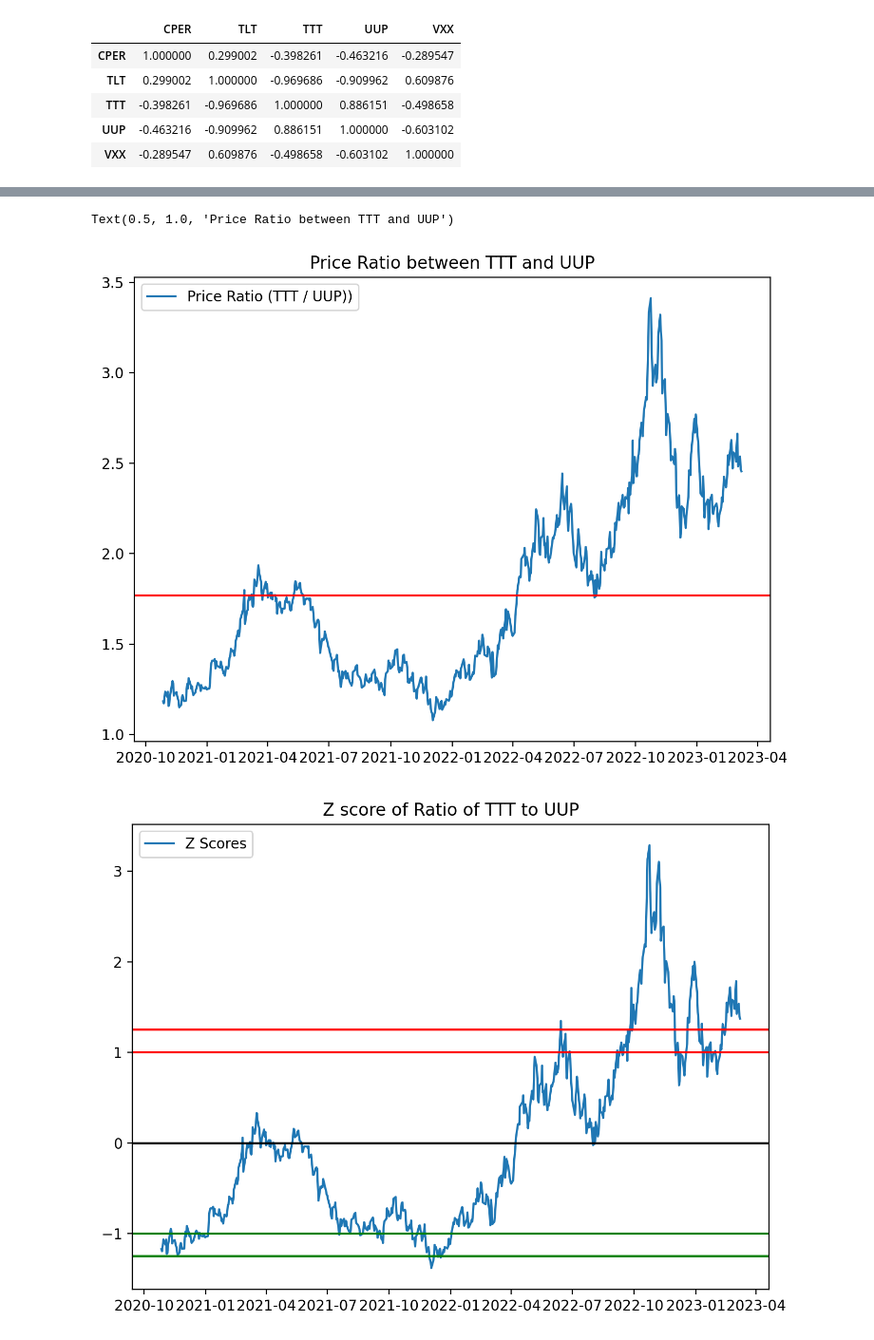
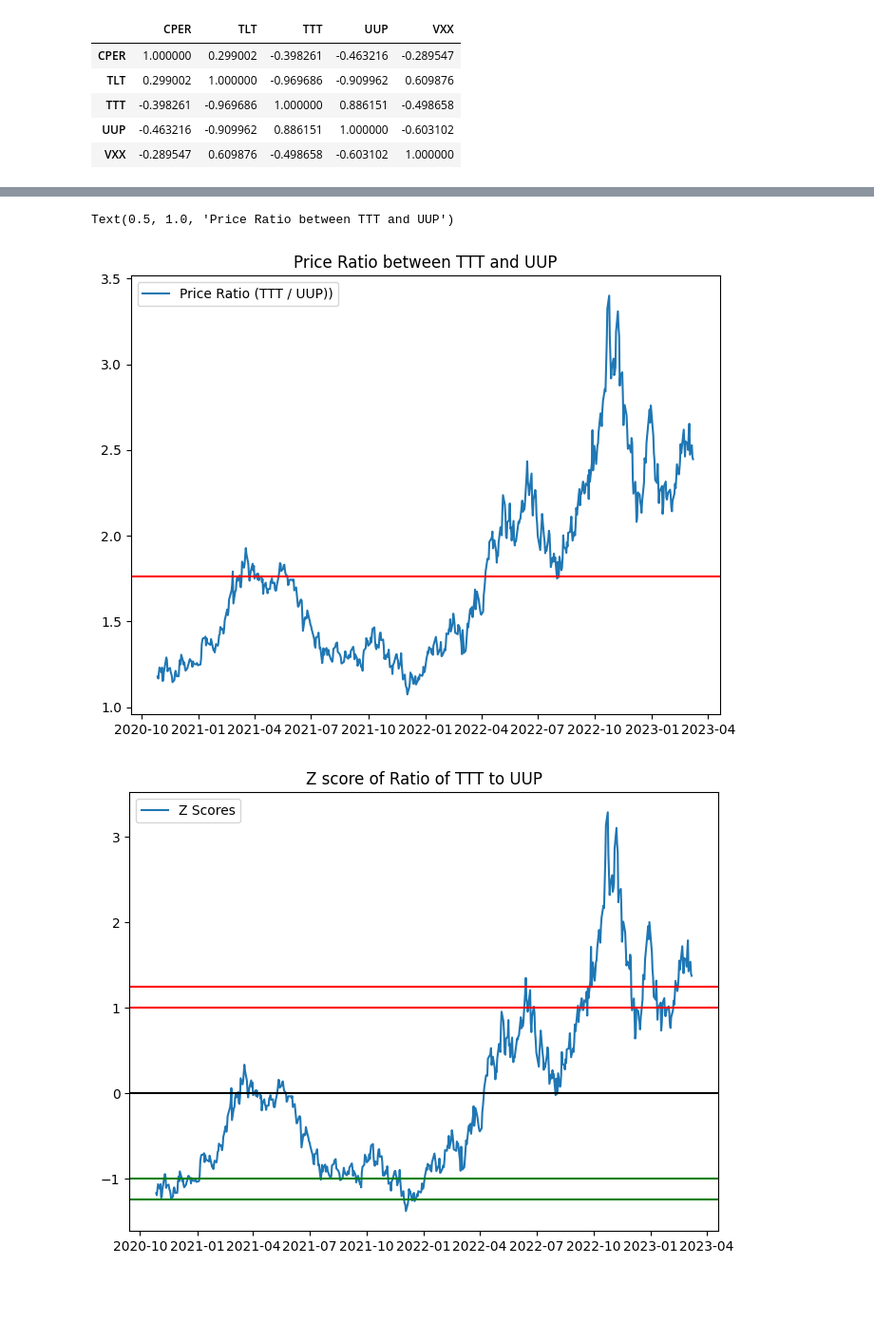
Before and after one commit to elifsare/Mean-Reversion-Strategy, a Jupyter notebook: MeanReversion.ipynb, the cells around one changed output, grey strips where cells are left out. Shown: that part at 95% size. Drawn from its saved outputs; the diff is of its cells as text; code cells hidden in the pictures; blank space fills up the shorter version.

```diff
--- a/MeanReversion.ipynb
+++ b/MeanReversion.ipynb
@@ -144,6 +126,6 @@ P value for the Augmented Dickey-Fuller Test is 0.655055186005114
 # %%
 # İki zaman serisi arasındaki fiyat oranlarına da göz atabiliriz.
-figure(figsize=(8, 6), dpi=200)
+figure(figsize=(8, 6), dpi=100)
 ratio = TTT / UUP
 plt.plot(ratio, label = 'Price Ratio (TTT / UUP))')
 plt.axhline(ratio.mean(), color='red')
@@ -151,29 +133,29 @@ plt.legend()
 plt.title("Price Ratio between TTT and UUP")
 # %% [output]
 Text(0.5, 1.0, 'Price Ratio between TTT and UUP')
-[figure, old version]
+[figure, new version]
 # %%
 # Oranı standart hale getirelim ki trendlerimizi değerlendirmemize yardımcı olacak bir üst ve alt sınırımız olsun.. Oran verisine bağlı kalalım.
 
-figure(figsize=(8, 6), dpi=200)
+figure(figsize=(8, 6), dpi=100)
 
 # Her satırın Z scorunu hesaplayın.
 df_zscore = (ratio - ratio.mean())/ratio.std()
 
 plt.plot(df_zscore, label = "Z Scores")
 plt.axhline(df_zscore.mean(), color = 'black')
 plt.axhline(1.0, color='red') #  Üst ve alt sınırları 1 ve -1 z puanı olacak şekilde ayarlama (1/-1 standart sapma)
 plt.axhline(1.25, color='red') # Verilerimizin %95'i bu sınırlar arasında yer alacaktır.
 plt.axhline(-1.0, color='green') # Verilerimizin %68'i bu sınırlar arasında yer alacaktır.
 plt.axhline(-1.25, color='green') # Verilerimizin %95'i bu sınırlar arasında yer alacaktır.
 plt.legend(loc = 'best')
 plt.title('Z score of Ratio of TTT to UUP')
 
 plt.show()
 
 # Çoğunlukla, bu 'bantların' dışında kalan aralık ortalamaya geri dönmelidir. Böylece, çifti ne zaman uzun veya kısa tutabileceğinizi belirleyebilirsiniz (TLT'den VXX'e).
 # %% [output]
-[figure, old version]
+[figure, new version]
 # %%
 # Eğitim ve test için 80 / 20'yi bölebilirsiniz, ANCAK sadece modelin üzerinden geçeceğimiz için geriye dönük test yapmayacağız.
 # ML ile yapsaydık
```
Also changed, not shown: parts of 10 cells of this notebook.
